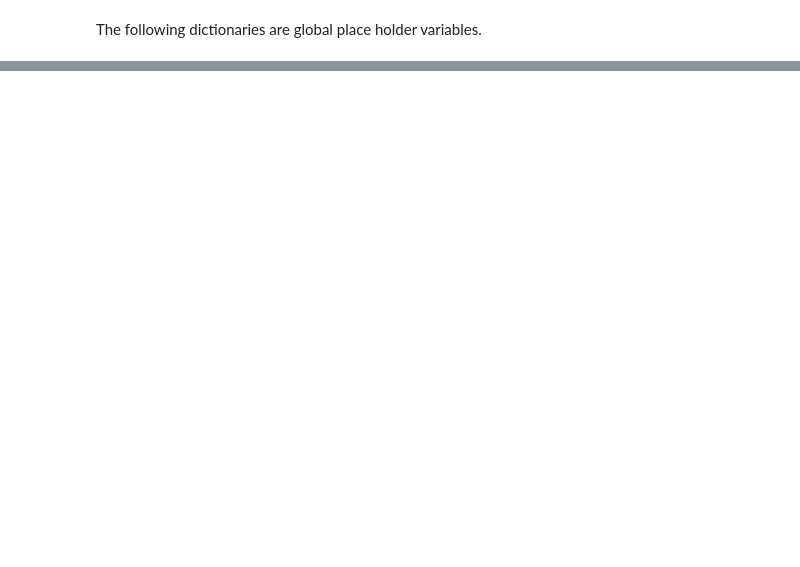
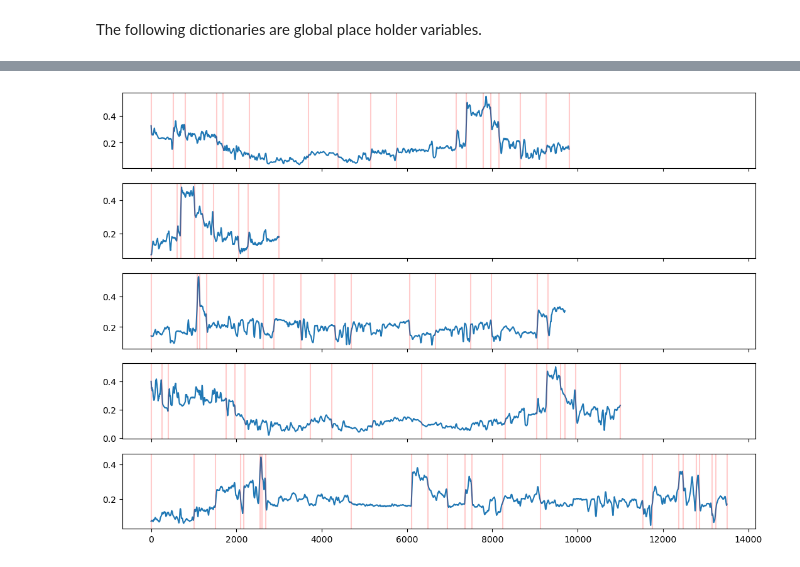
Before and after one commit to phasyn8/different_bayes, a Jupyter notebook: Example_Volve.ipynb, the cells around one changed output, grey strips where cells are left out. Saved outputs shown, nothing was run; the diff lists cells and outputs as text; code cells hidden in the pictures; blank space fills up the shorter version.

```diff
--- a/Example_Volve.ipynb
+++ b/Example_Volve.ipynb
@@ -81,0 +159,12 @@ AttributeError: module 'well_tools' has no attribute 'compute_all_rolling_avg'
+# %%
+_log_choice = 'Roll_Avg_NPHI'
+pennum = 0.3
+minsiz = 10
+
+#NPHI
+
+f1A_NPHImu, f1A_NPHIbp = cp_Comp.piecewise_linearRegress(data_f1A[_log_choice][_log_extent_min[0]:_log_extent_max[0]].to_numpy(), pen=pennum, min_size=minsiz)
+f1B_NPHImu, f1B_NPHIbp = cp_Comp.piecewise_linearRegress(data_f1B[_log_choice][_log_extent_min[1]:_log_extent_max[1]].to_numpy(), pen=pennum, min_size=minsiz)
+f1C_NPHImu, f1C_NPHIbp = cp_Comp.piecewise_linearRegress(data_f1C[_log_choice][_log_extent_min[2]:_log_extent_max[2]-70].to_numpy(), pen=pennum, min_size=minsiz)
+f11A_NPHImu, f11A_NPHIbp = cp_Comp.piecewise_linearRegress(data_f11A[_log_choice][_log_extent_min[3]:_log_extent_max[3]].to_numpy(), pen=pennum, min_size=minsiz)
+f11B_NPHImu, f11B_NPHIbp = cp_Comp.piecewise_linearRegress(data_f11B[_log_choice][_log_extent_min[4]:_log_extent_max[4]].to_numpy(), pen=pennum, min_size=minsiz)
@@ -81,0 +189,22 @@ AttributeError: module 'well_tools' has no attribute 'compute_all_rolling_avg'
+# %%
+fig, ax = plt.subplots(5, figsize=[13, 9], sharex=True)
+
+_log_choice = 'Roll_Avg_NPHI'
+len(data_f1A[_log_extent_min[0]:_log_extent_max[0]])
+ax[0].plot(np.arange(len(data_f1A[_log_choice][_log_extent_min[0]:_log_extent_max[0]])), data_f1A[_log_choice][_log_extent_min[0]:_log_extent_max[0]])
+for i in f1A_NPHIbp:
+    ax[0].axvline(i, c='r', alpha=0.2)
+ax[1].plot(np.arange(len(data_f1B[_log_choice][_log_extent_min[1]:_log_extent_max[1]])), data_f1B[_log_choice][_log_extent_min[1]:_log_extent_max[1]])
+for i in f1B_NPHIbp:
+    ax[1].axvline(i, c='r', alpha=0.2)
+ax[2].plot(np.arange(len(data_f1C[_log_choice][_log_extent_min[2]:_log_extent_max[2]])), data_f1C[_log_choice][_log_extent_min[2]:_log_extent_max[2]])
+for i in f1C_NPHIbp:
+    ax[2].axvline(i, c='r', alpha=0.2)
+ax[3].plot(np.arange(len(data_f11A[_log_choice][_log_extent_min[3]:_log_extent_max[3]])), data_f11A[_log_choice][_log_extent_min[3]:_log_extent_max[3]])
+for i in f11A_NPHIbp:
+    ax[3].axvline(i, c='r', alpha=0.2)
+ax[4].plot(np.arange(len(data_f11B[_log_choice][_log_extent_min[4]:_log_extent_max[4]])), data_f11B[_log_choice][_log_extent_min[4]:_log_extent_max[4]])
+for i in f11B_NPHIbp:
+    ax[4].axvline(i, c='r', alpha=0.2)
+# %% [output]
+[figure, added]
```
Also changed, not shown: parts of 23 cells of this notebook, 1 other file.
